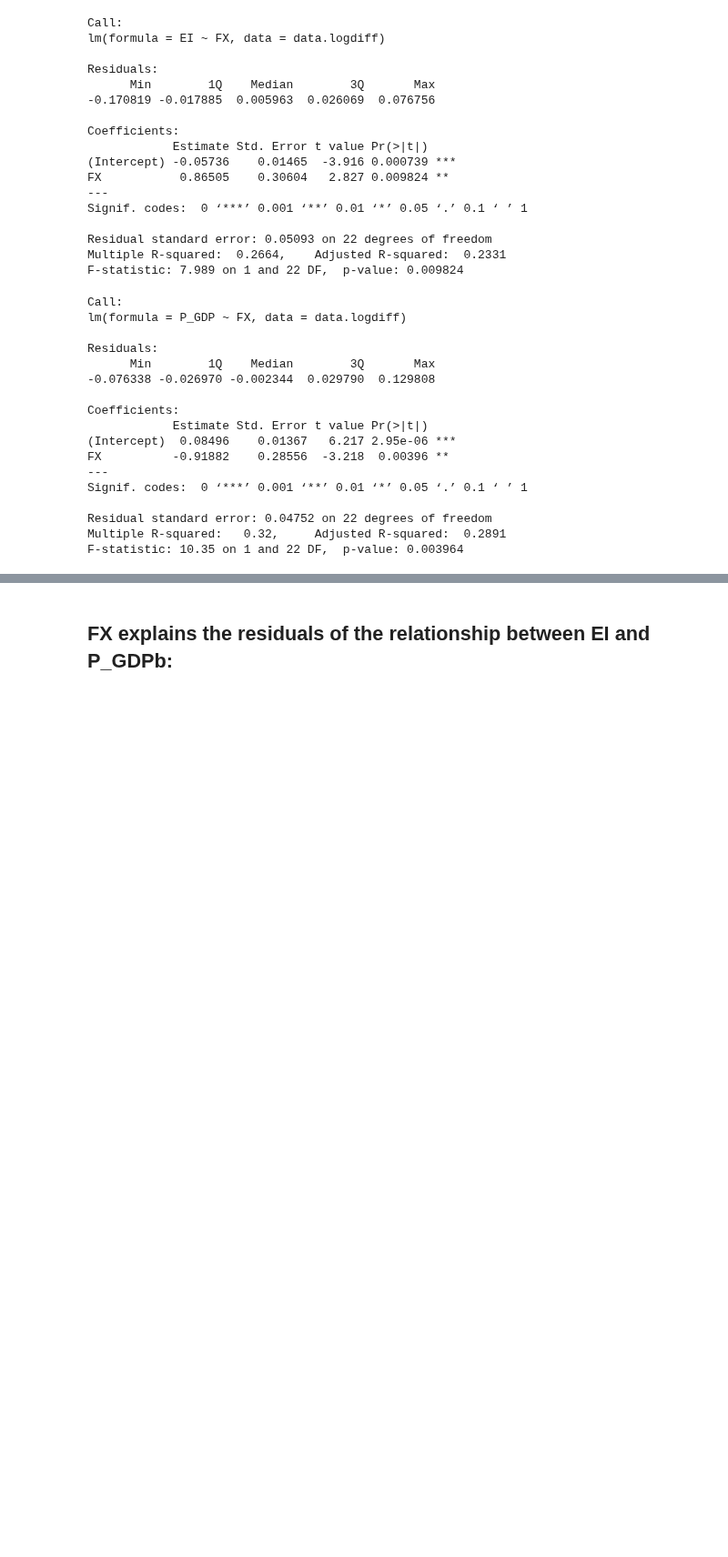
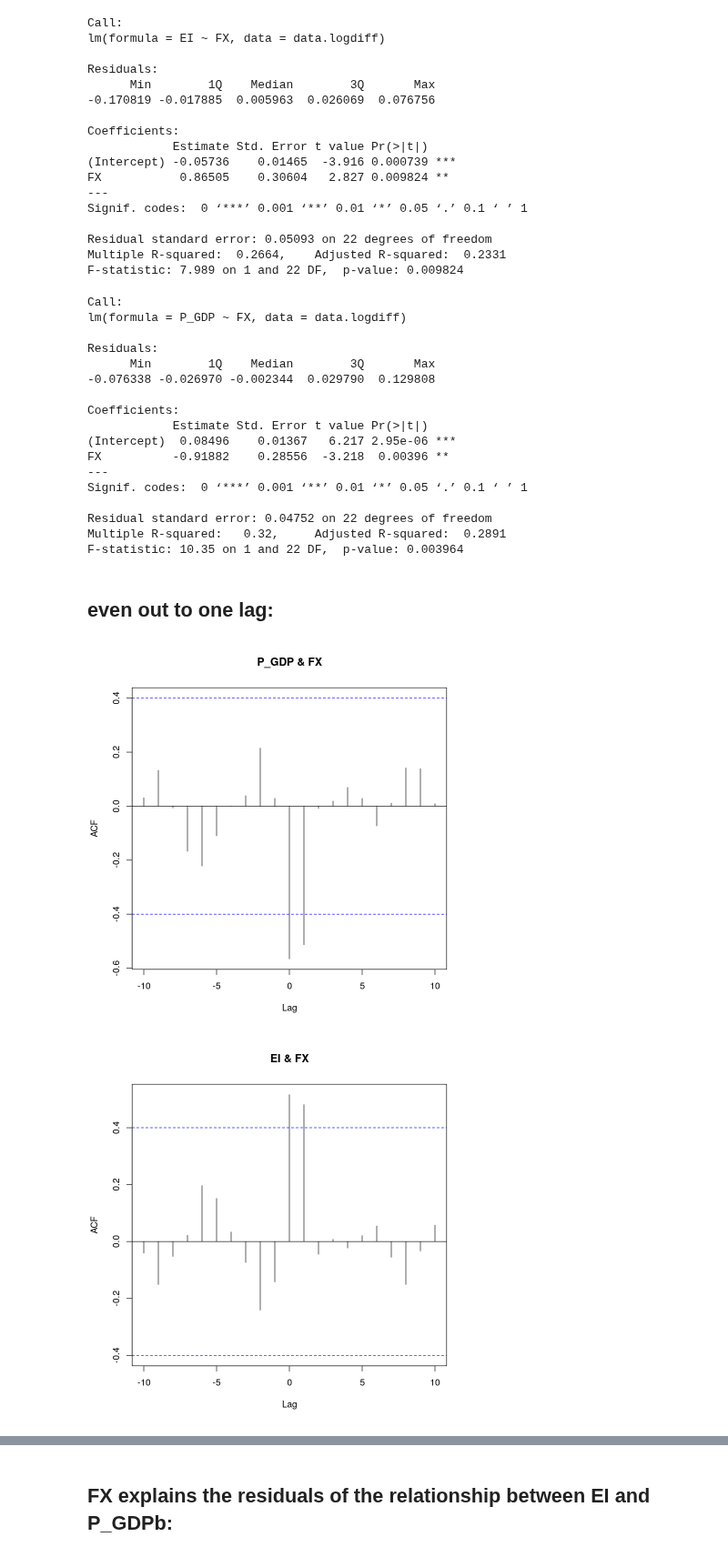
Before and after one commit to drakesiard/em-2020, a Jupyter notebook: analysis/8_FX_impact.ipynb, the cells around one changed output, grey strips where cells are left out. Shown at 91% size. Cells and saved outputs as stored; diff of their text form; code cells hidden in the pictures; blank space fills up the shorter version.

```diff
--- a/analysis/8_FX_impact.ipynb
+++ b/analysis/8_FX_impact.ipynb
@@ -137,3 +137,11 @@ Signif. codes:  0 ‘***’ 0.001 ‘**’ 0.01 ‘*’ 0.05 ‘.’ 0.1 ‘ ’
 Residual standard error: 0.04752 on 22 degrees of freedom
 Multiple R-squared:   0.32,     Adjusted R-squared:  0.2891
 F-statistic: 10.35 on 1 and 22 DF,  p-value: 0.003964
+# %% [markdown]
+## even out to one lag:
+# %%
+with (data.logdiff, ccf(P_GDP, FX))
+with (data.logdiff, ccf(EI, FX))
+# %% [output]
+[figure, added]
+[figure, added]
```
Also changed, not shown: parts of 8 cells of this notebook, 2 other files.
